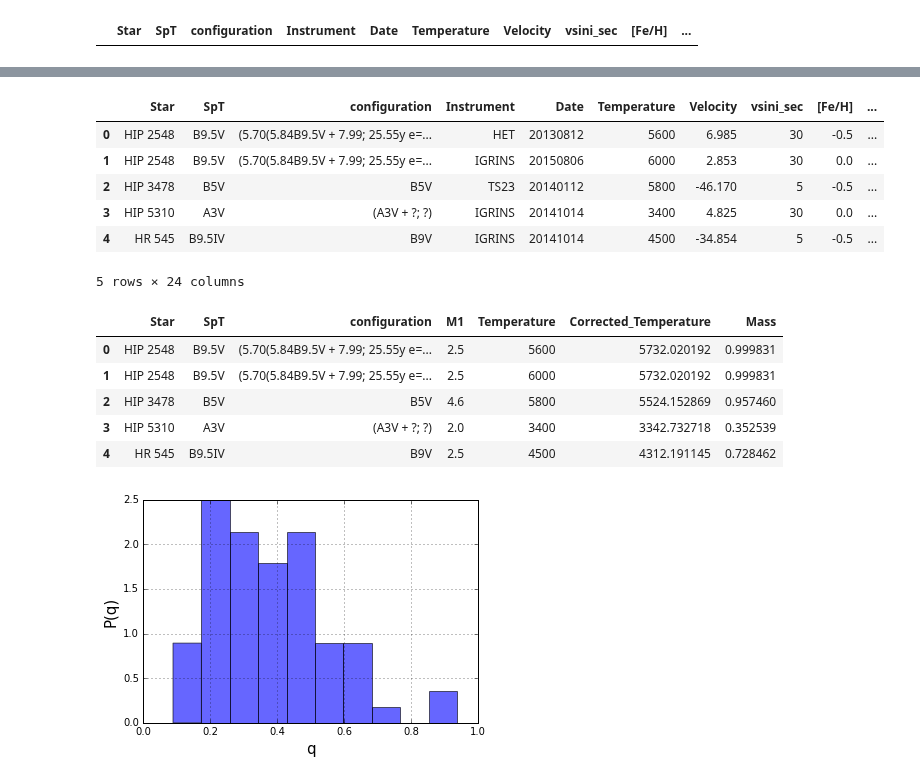
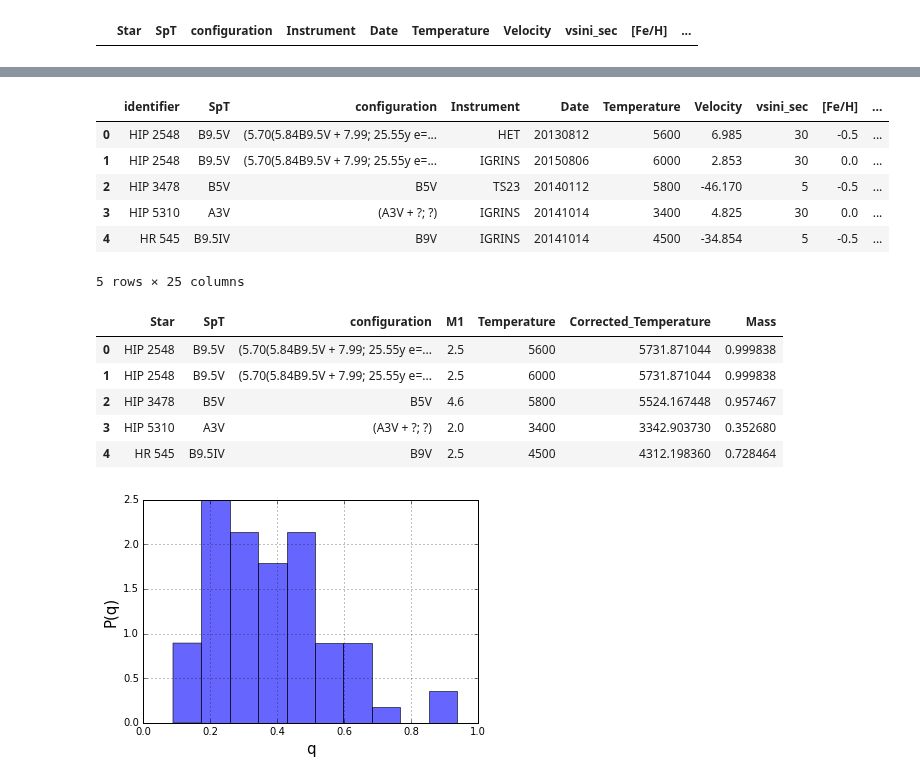
Before and after one commit to kgullikson88/BinaryInference, a Jupyter notebook: CompileCompanionData.ipynb, the cells around one changed output, grey strips where cells are left out. Drawn from its saved outputs; the diff is of its cells as text; code cells hidden in the pictures.

```diff
--- a/CompileCompanionData.ipynb
+++ b/CompileCompanionData.ipynb
@@ -69,7 +48,6 @@ reload(HDF5_Helpers)
 interface = HDF5_Helpers.Full_CCF_Interface(cache=False, update_cache=False,
                                             cache_fname='/home/kgullikson/.PythonModules/CCF_metadata.csv')
 # %%
-pd.set_option('max_colwidth',400)
 starname, date, inst, addmode = 'HIP 22958', '2013-09-15', 'CHIRON', 'simple'
 interface.get_measured_temperature(starname=starname, date=date, instrument=inst,
                                    Tmax=5900, addmode=addmode, feh=-0.5, vsini=30)
@@ -126,11 +137,5 @@ detections.loc[detections.identifier == 'HIP 46283']
 # %%
-df = pd.read_csv('/home/kgullikson/School/Research/BinaryInference/data/Companion_Data.csv', sep='|', index_col=0)
+df = pd.read_csv('data/Companion_Data.csv', sep='|', index_col=0)
 df.rename(columns=dict(identifier='Star'), inplace=True)
 # %% [output]
 |  | Star | SpT | configuration | Instrument | Date | Temperature | Velocity | vsini_sec | [Fe/H] | ... |
-# %%
-df = detections.loc[detections.identifier == 'HIP 22958'].copy()
-df['Star'] = df.identifier
-df['Tmeas'] = 5900
-df['Tmeas_err'] = 216.006675
-df['significance'] = 12.488445
@@ -154,3 +178,11 @@ ImportError: No module named fitters
+# %%
+# Make a few interpolators from spectral type relations
+from kglib.spectral_type import Mamajek_Table, SpectralTypeRelations
+MS = SpectralTypeRelations.MainSequence()
+MT = Mamajek_Table.MamajekTable()
+
+sptnum2mass = MT.get_interpolator('SpTNum', 'Msun')
+teff2mass = MT.get_interpolator('Teff', 'Msun')
 # %%
 corrected['Mass'] = corrected.Corrected_Temperature.map(teff2mass)
 corrected['Mass'].hist()
@@ -161,31 +193,27 @@ corrected['Mass'].hist()
 combined = pd.merge(df, corrected.reset_index(drop=True), on='Star', how='left')
 combined.head()
 # %% [output]
-|  | Star | SpT | configuration | Instrument | Date | Temperature | Velocity | vsini_sec | [Fe/H] | ... |
+|  | identifier | SpT | configuration | Instrument | Date | Temperature | Velocity | vsini_sec | [Fe/H] | ... |
 | 0 | HIP 2548 | B9.5V | (5.70(5.84B9.5V + 7.99; 25.55y e=... | HET | 20130812 | 5600 | 6.985 | 30 | -0.5 | ... |
 | 1 | HIP 2548 | B9.5V | (5.70(5.84B9.5V + 7.99; 25.55y e=... | IGRINS | 20150806 | 6000 | 2.853 | 30 | 0.0 | ... |
 | 2 | HIP 3478 | B5V | B5V | TS23 | 20140112 | 5800 | -46.170 | 5 | -0.5 | ... |
 | 3 | HIP 5310 | A3V | (A3V + ?; ?) | IGRINS | 20141014 | 3400 | 4.825 | 30 | 0.0 | ... |
 | 4 | HR 545 | B9.5IV | B9V | IGRINS | 20141014 | 4500 | -34.854 | 5 | -0.5 | ... |
-5 rows × 24 columns
+5 rows × 25 columns
 # %%
-import Mamajek_Table
-import SpectralTypeRelations
-MS = SpectralTypeRelations.MainSequence()
-MT = Mamajek_Table.MamajekTable()
-sptnum2mass = MT.get_interpolator('SpTNum', 'Msun')
+# Save corrected temperatures to disk
 sptnum = combined.SpT.map(MS.SpT_To_Number)
 combined['M1'] = sptnum.map(sptnum2mass)
-combined.to_csv('/home/kgullikson/School/Research/BinaryInference/Corrected_Companion_Data.csv',
+combined.to_csv('/home/kgullikson/School/Research/BinaryInference/data/Corrected_Companion_Data.csv',
                 sep='|', encoding='utf-8')
 combined[['Star', 'SpT', 'configuration', 'M1', 'Temperature', 'Corrected_Temperature', 'Mass']].head()
 # %% [output]
 |  | Star | SpT | configuration | M1 | Temperature | Corrected_Temperature | Mass |
-| 0 | HIP 2548 | B9.5V | (5.70(5.84B9.5V + 7.99; 25.55y e=... | 2.5 | 5600 | 5732.020192 | 0.999831 |
-| 1 | HIP 2548 | B9.5V | (5.70(5.84B9.5V + 7.99; 25.55y e=... | 2.5 | 6000 | 5732.020192 | 0.999831 |
-| 2 | HIP 3478 | B5V | B5V | 4.6 | 5800 | 5524.152869 | 0.957460 |
-| 3 | HIP 5310 | A3V | (A3V + ?; ?) | 2.0 | 3400 | 3342.732718 | 0.352539 |
-| 4 | HR 545 | B9.5IV | B9V | 2.5 | 4500 | 4312.191145 | 0.728462 |
+| 0 | HIP 2548 | B9.5V | (5.70(5.84B9.5V + 7.99; 25.55y e=... | 2.5 | 5600 | 5731.871044 | 0.999838 |
+| 1 | HIP 2548 | B9.5V | (5.70(5.84B9.5V + 7.99; 25.55y e=... | 2.5 | 6000 | 5731.871044 | 0.999838 |
+| 2 | HIP 3478 | B5V | B5V | 4.6 | 5800 | 5524.167448 | 0.957467 |
+| 3 | HIP 5310 | A3V | (A3V + ?; ?) | 2.0 | 3400 | 3342.903730 | 0.352680 |
+| 4 | HR 545 | B9.5IV | B9V | 2.5 | 4500 | 4312.198360 | 0.728464 |
 # %%
 combined['q'] = combined.Mass / combined.M1
 combined.drop_duplicates(subset=['Star'])['q'].hist(alpha=0.6, normed=True)
```
Also changed, not shown: parts of 42 cells of this notebook.
